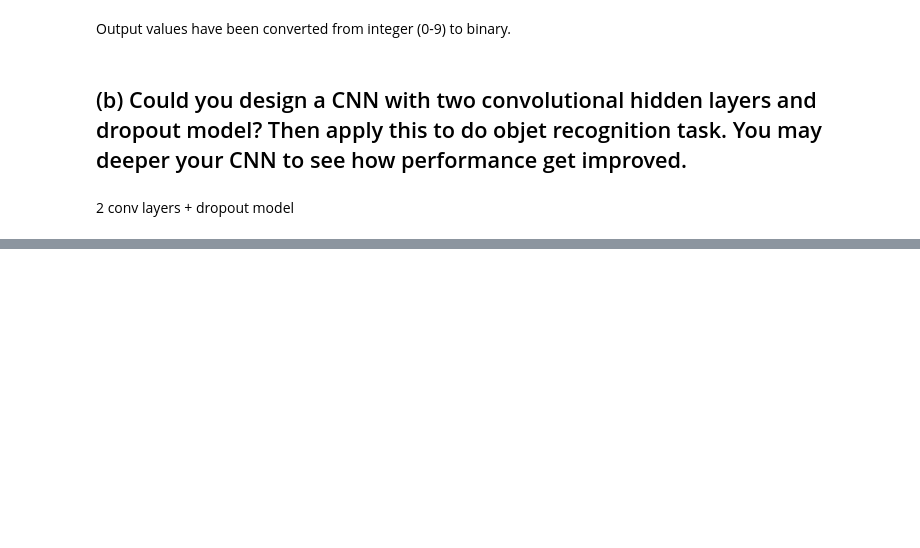
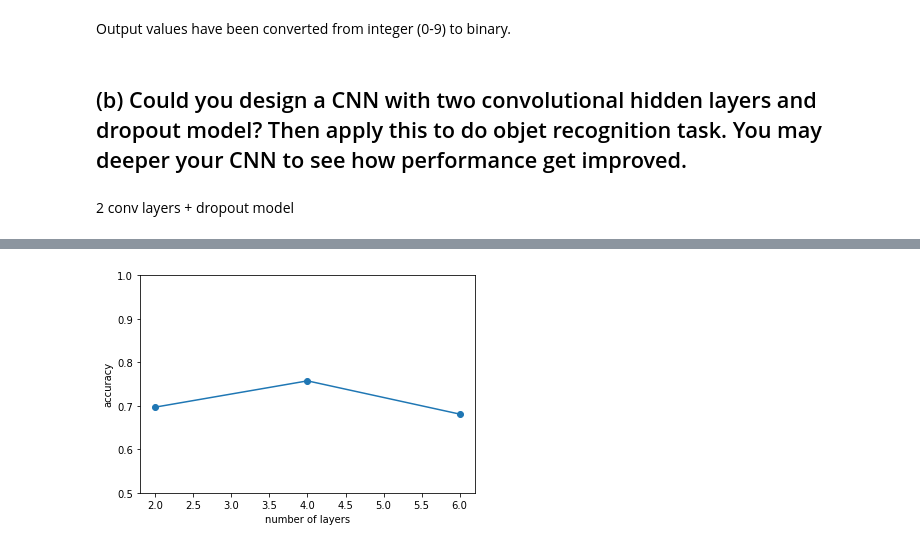
Before and after one commit to swdev1202/cmpe258-hw, a Jupyter notebook: hw2/DeepLearning_HW_2_Problems.ipynb, the cells around one changed output, grey strips where cells are left out. Saved outputs shown, nothing was run; the diff lists cells and outputs as text; code cells hidden in the pictures; blank space fills up the shorter version.

```diff
--- a/hw2/DeepLearning_HW_2_Problems.ipynb
+++ b/hw2/DeepLearning_HW_2_Problems.ipynb
@@ -336,0 +403,4 @@ InvalidArgumentError: Conv2DCustomBackpropFilterOp only supports NHWC.
+# %%
+loss_deep, acc_deep = model_deep.evaluate(x_test, y_test)
+
+print('Test accuracy:', acc_deep)
@@ -336,0 +441,6 @@ InvalidArgumentError: Conv2DCustomBackpropFilterOp only supports NHWC.
+# %%
+model_deeper.compile(loss='categorical_crossentropy',
+              optimizer='adam',
+              metrics=['accuracy'])
+# %%
+model_deeper.fit(x_train, y_train, batch_size=32, epochs=5, validation_data=(x_test, y_test), shuffle=True)
@@ -336,0 +458,4 @@ InvalidArgumentError: Conv2DCustomBackpropFilterOp only supports NHWC.
+# %%
+loss_deeper, acc_deeper = model_deeper.evaluate(x_test, y_test)
+
+print('Test accuracy:', acc_deeper)
@@ -336,0 +465,11 @@ InvalidArgumentError: Conv2DCustomBackpropFilterOp only supports NHWC.
+# %%
+list_layers = [2, 4, 6]
+list_accuracy = [acc_2conv, acc_deep, acc_deeper]
+
+plt.plot(list_layers, list_accuracy, '-o')
+plt.xlabel('number of layers')
+plt.ylabel('accuracy')
+plt.ylim(0.5, 1.0)
+plt.show()
+# %% [output]
+[figure, added]
```
Also changed, not shown: parts of 34 cells of this notebook.
